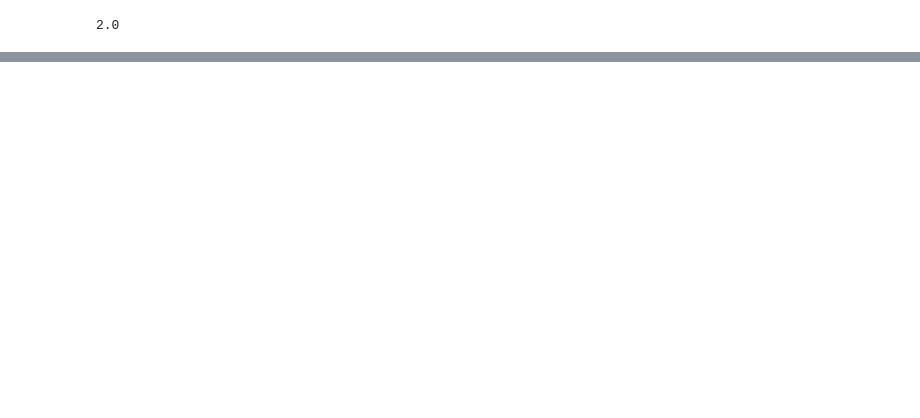
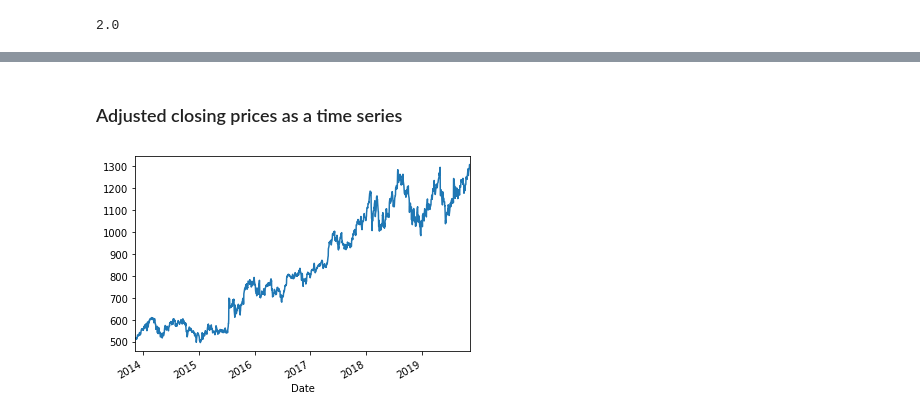
Before and after one commit to phelps-sg/python-bigdata, a Jupyter notebook: src/main/ipynb/pandas.ipynb, the cells around one changed output, grey strips where cells are left out. Drawn from its saved outputs; the diff is of its cells as text; code cells hidden in the pictures; blank space fills up the shorter version.

```diff
--- a/src/main/ipynb/pandas.ipynb
+++ b/src/main/ipynb/pandas.ipynb
@@ -605,0 +477,7 @@ ax = plt.hist(weekly_rets)
+# %% [markdown]
+### Adjusted closing prices as a time series
+# %%
+googl['Adj Close'].plot()
+plt.show()
+# %% [output]
+[figure, added]
```
Also changed, not shown: parts of 126 cells of this notebook, 4 other files.
